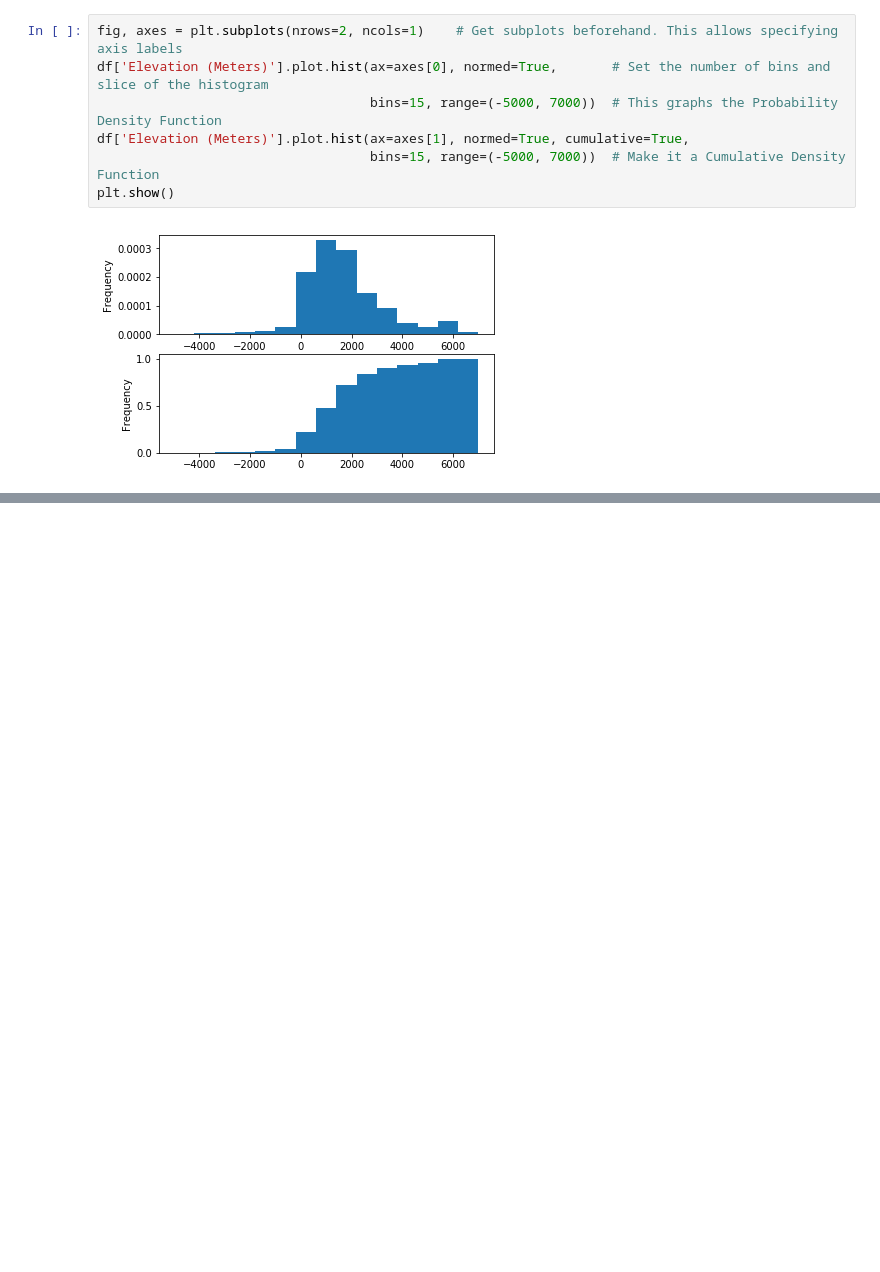
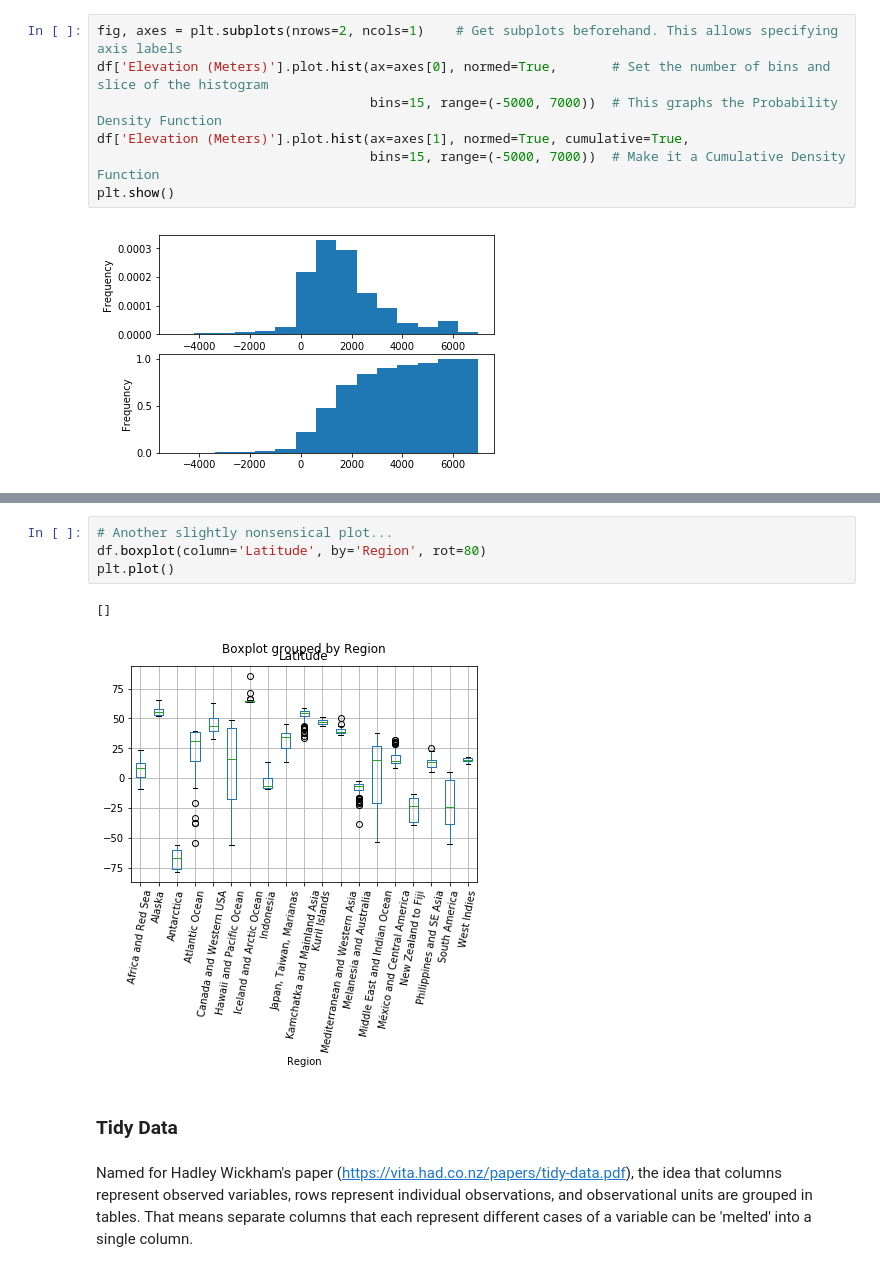
Before and after one commit to aschet01/cookbook, a Jupyter notebook: pandas.ipynb, the cells around one changed output, grey strips where cells are left out. Cells and saved outputs as stored; diff of their text form; blank space fills up the shorter version.

```diff
--- a/pandas.ipynb
+++ b/pandas.ipynb
@@ -320,0 +555,11 @@ plt.show()
+# %%
+# Another slightly nonsensical plot...
+df.boxplot(column='Latitude', by='Region', rot=80)
+plt.plot()
+# %% [output]
+[]
+[figure, added]
+# %% [markdown]
+### Tidy Data
+# %% [markdown]
+Named for Hadley Wickham's paper (https://vita.had.co.nz/papers/tidy-data.pdf), the idea that columns represent observed variables, rows represent individual observations, and observational units are grouped in tables. That means separate columns that each represent different cases of a variable can be 'melted' into a single column.
```
Also changed, not shown: parts of 35 cells of this notebook.
